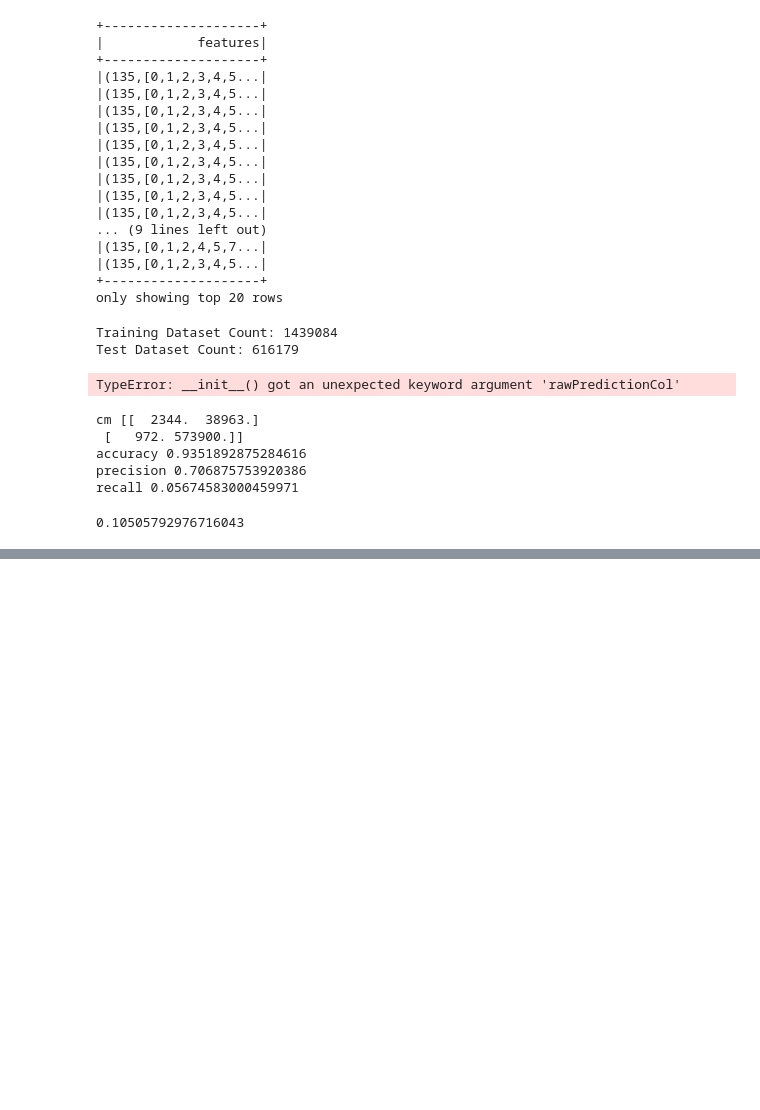
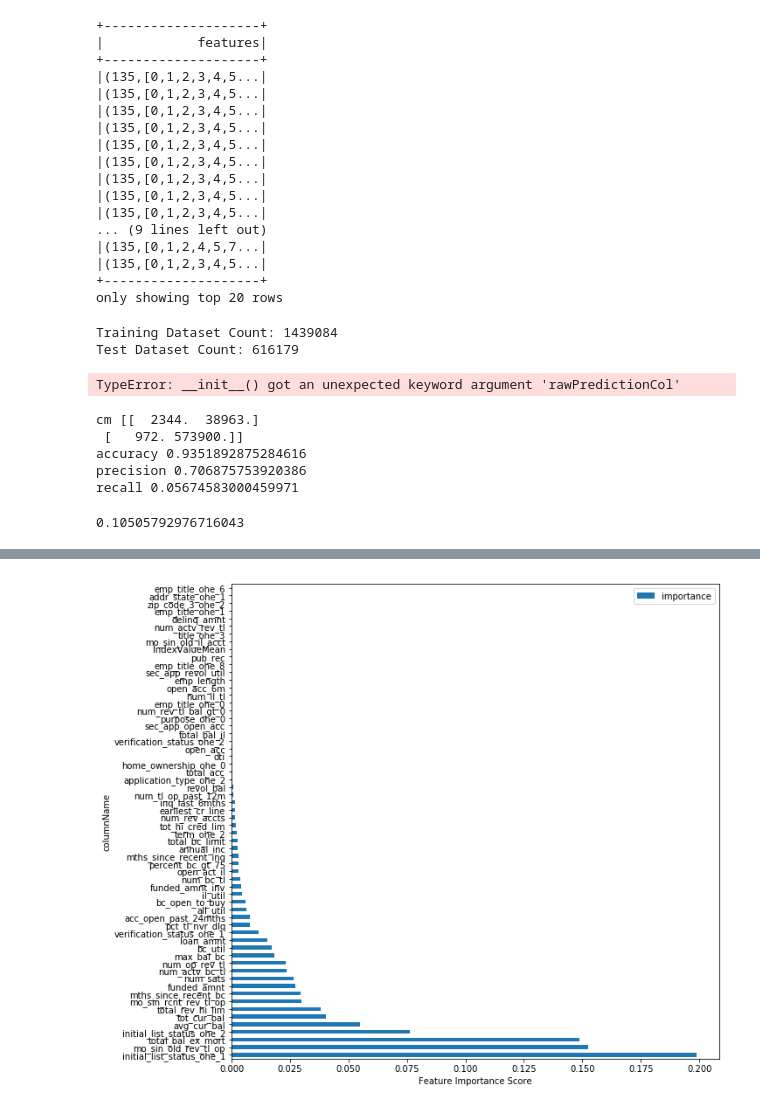
Before and after one commit to bushnej/bdcp, a Jupyter notebook: BDCP_Spring2019.ipynb, the cells around one changed output, grey strips where cells are left out. Drawn from its saved outputs; the diff is of its cells as text; code cells hidden in the pictures; blank space fills up the shorter version.

Commit message:
Add files via upload
added feature importance plot and F1 score

```diff
--- a/BDCP_Spring2019.ipynb
+++ b/BDCP_Spring2019.ipynb
@@ -851,0 +860,11 @@ recall 0.05674583000459971
+# %%
+from itertools import chain
+attrs = sorted(
+    (attr["idx"], attr["name"]) for attr in (chain(*predict_train
+        .schema["features"]
+        .metadata["ml_attr"]["attrs"].values())))
+# %%
+featureImportance = [(name, rfModel.featureImportances[idx])
+ for idx, name in attrs
+ if rfModel.featureImportances[idx]]
+print(featureImportance)
@@ -851,0 +873,4 @@ recall 0.05674583000459971
+# %%
+featureImportance = pd.DataFrame.from_records(featureImportance, columns=['columnName','importance'])
+featureImportance.sort_values(by='importance', ascending=False, inplace=True)
+featureImportance
@@ -851,0 +896,8 @@ recall 0.05674583000459971
+# %%
+import matplotlib.pyplot as plt
+featureImportance.set_index('columnName').plot.barh(figsize=(10,10))#title='Feature Importance', figsize=(8,8))
+plt.xlabel('Feature Importance Score')
+#plt.ylabel(featureImportance['columnName'].tolist(), rotation=0)
+plt.show()
+# %% [output]
+[figure, added]
```
Also changed, not shown: parts of 3 cells of this notebook.
